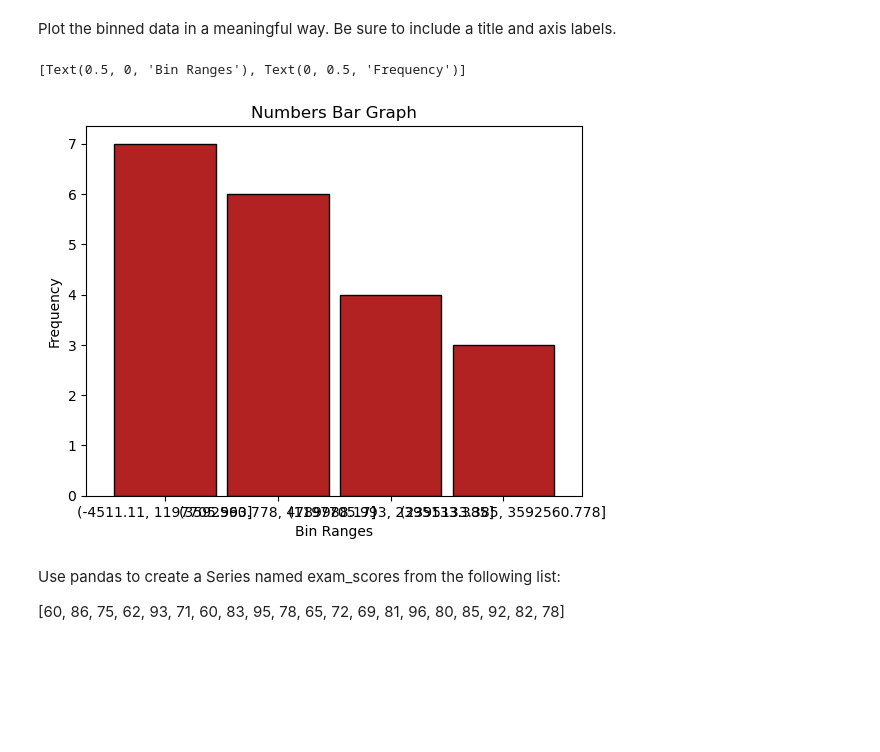
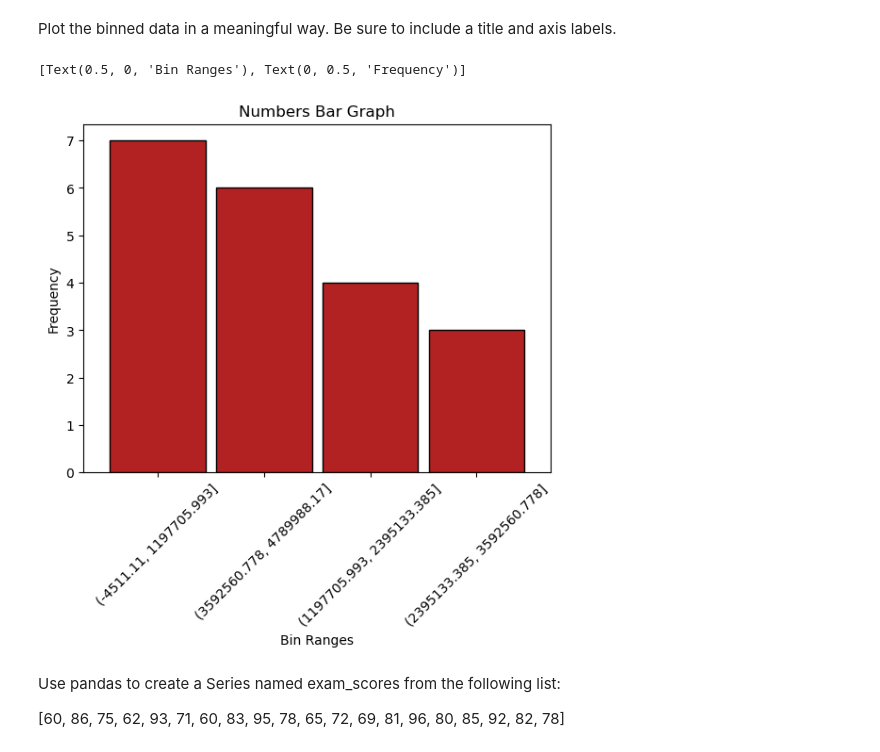
Before and after one commit to shawn-brown12/data-science-libraries, a Jupyter notebook: pandas_series_exercises.ipynb, the cells around one changed output. Drawn from its saved outputs; the diff is of its cells as text; code cells hidden in the pictures; blank space fills up the shorter version.

```diff
--- a/pandas_series_exercises.ipynb
+++ b/pandas_series_exercises.ipynb
@@ -490,14 +625,14 @@ dtype: int64
 Plot the binned data in a meaningful way. Be sure to include a title and axis labels.
 # %%
 numbers_bins.value_counts().plot.bar(title="Numbers Bar Graph",
-                                   rot=0,
+                                   rot=45,
                                    color='firebrick',
                                    ec='black',
                                    width=.9).set(xlabel='Bin Ranges',
                                    ylabel='Frequency')
 # %% [output]
 [Text(0.5, 0, 'Bin Ranges'), Text(0, 0.5, 'Frequency')]
-[figure, old version]
+[figure, new version]
 # %% [markdown]
 Use pandas to create a Series named exam_scores from the following list:
 
```
Also changed, not shown: parts of 28 cells of this notebook, 1 other file.
